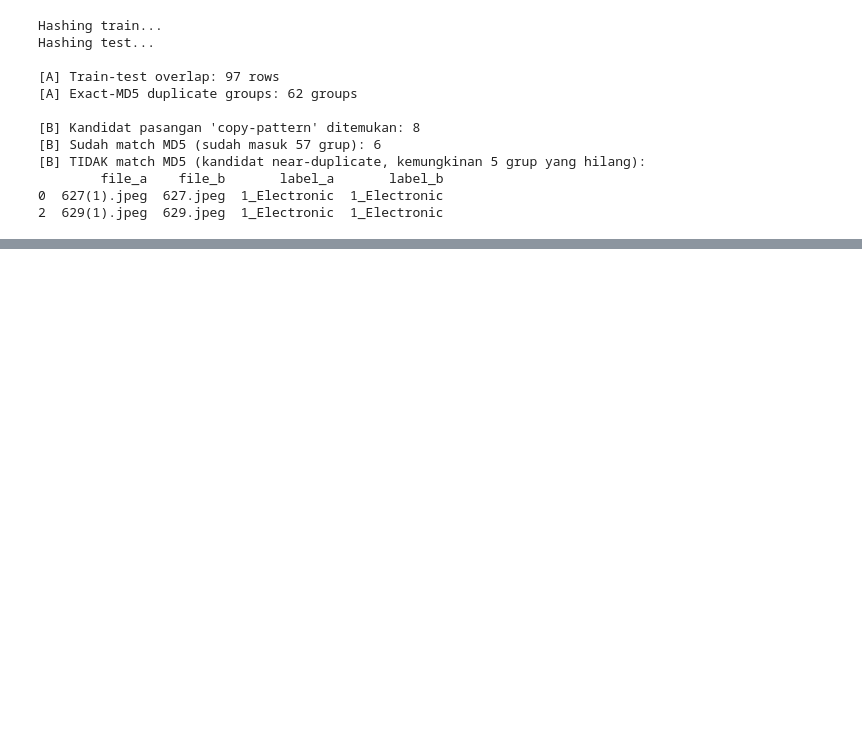
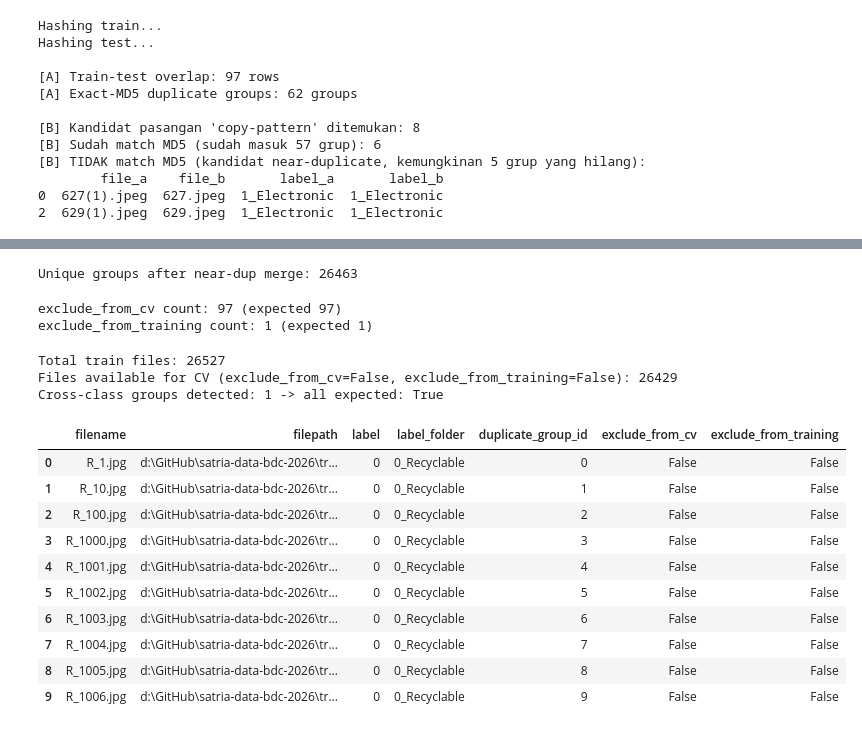
Before and after one commit to ababilkhoerulimam/multimodel-waste-classification-satriadata2026, a Jupyter notebook: satria_data_bdc.ipynb, the cells around one changed output, grey strips where cells are left out. Cells and saved outputs as stored; diff of their text form; code cells hidden in the pictures; blank space fills up the shorter version.

Commit message:
data loader

```diff
--- a/satria_data_bdc.ipynb
+++ b/satria_data_bdc.ipynb
@@ -649,0 +741,73 @@ Hashing test...
+# %%
+# Pinned constants — safe to re-run this cell independently
+NEAR_DUP_GROUP_START = 900000  # far above any realistic file-count-based ID, avoids collision
+
+near_dup_pairs = list(near_dup_df[["file_a", "file_b"]].itertuples(index=False, name=None))
+
+for i, (fa, fb) in enumerate(near_dup_pairs):
+    group_id = NEAR_DUP_GROUP_START + i
+    mask = train_master["filename"].isin([fa, fb])
+    matched = train_master.loc[mask, "filename"].tolist()
+    if len(matched) != 2:
+        print(f"WARNING: expected 2 matches for pair ({fa}, {fb}), found {matched}")
+        continue
+    train_master.loc[mask, "duplicate_group_id"] = group_id
+
+print("Unique groups after near-dup merge:", train_master["duplicate_group_id"].nunique())
+# %% [output]
+Unique groups after near-dup merge: 26463
+# %%
+overlap_filenames = set(overlap_df["train_filename"])
+
+# O_8873.jpg: confirmed mislabel (Flag 7, EDA Jeremy) — duplicate of R_799.jpg (bag/tas kain),
+# true class = Recyclable, mislabeled as Organic in source data. Excluded from training entirely.
+# Decision locked in project_state.md, section "Flag 7".
+MISLABEL_EXCLUDE = {"O_8873.jpg"}
+
+train_master["exclude_from_cv"] = train_master["filename"].isin(overlap_filenames)
+train_master["exclude_from_training"] = train_master["filename"].isin(MISLABEL_EXCLUDE)
+
+print("exclude_from_cv count:", train_master["exclude_from_cv"].sum(), "(expected 97)")
+print("exclude_from_training count:", train_master["exclude_from_training"].sum(), "(expected 1)")
+# %% [output]
+exclude_from_cv count: 97 (expected 97)
+exclude_from_training count: 1 (expected 1)
+# %%
+assert train_master["exclude_from_cv"].sum() == 97, "Overlap count mismatch!"
+assert train_master["exclude_from_training"].sum() == 1, "Mislabel exclude mismatch!"
+assert train_master["filename"].duplicated().sum() == 0, "Duplicate filenames in master list!"
+
+# No group should span multiple classes unless explicitly flagged cross-class in source data
+cross_class_check = train_master.groupby("duplicate_group_id")["label"].nunique()
+unexpected_cross = set(cross_class_check[cross_class_check > 1].index)
+
+flagged_groups = set(
+    groups_df.loc[groups_df["is_cross_class_group"] == True, "duplicate_group_id"] + offset
+)
+
+assert unexpected_cross.issubset(flagged_groups), (
+    f"Unexpected cross-class groups found: {unexpected_cross - flagged_groups}"
+)
+
+print("Total train files:", len(train_master))
+print("Files available for CV (exclude_from_cv=False, exclude_from_training=False):",
+      len(train_master[(~train_master["exclude_from_cv"]) & (~train_master["exclude_from_training"])]))
+print("Cross-class groups detected:", len(unexpected_cross | flagged_groups), "-> all expected:", unexpected_cross.issubset(flagged_groups))
+
+train_master.to_csv(data_dir / "train_master_with_groups.csv", index=False)
+train_master.head(10)
+# %% [output]
+Total train files: 26527
+Files available for CV (exclude_from_cv=False, exclude_from_training=False): 26429
+Cross-class groups detected: 1 -> all expected: True
+|  | filename | filepath | label | label_folder | duplicate_group_id | exclude_from_cv | exclude_from_training |
+| 0 | R_1.jpg | d:\GitHub\satria-data-bdc-2026\tr... | 0 | 0_Recyclable | 0 | False | False |
+| 1 | R_10.jpg | d:\GitHub\satria-data-bdc-2026\tr... | 0 | 0_Recyclable | 1 | False | False |
+| 2 | R_100.jpg | d:\GitHub\satria-data-bdc-2026\tr... | 0 | 0_Recyclable | 2 | False | False |
+| 3 | R_1000.jpg | d:\GitHub\satria-data-bdc-2026\tr... | 0 | 0_Recyclable | 3 | False | False |
+| 4 | R_1001.jpg | d:\GitHub\satria-data-bdc-2026\tr... | 0 | 0_Recyclable | 4 | False | False |
+| 5 | R_1002.jpg | d:\GitHub\satria-data-bdc-2026\tr... | 0 | 0_Recyclable | 5 | False | False |
+| 6 | R_1003.jpg | d:\GitHub\satria-data-bdc-2026\tr... | 0 | 0_Recyclable | 6 | False | False |
+| 7 | R_1004.jpg | d:\GitHub\satria-data-bdc-2026\tr... | 0 | 0_Recyclable | 7 | False | False |
+| 8 | R_1005.jpg | d:\GitHub\satria-data-bdc-2026\tr... | 0 | 0_Recyclable | 8 | False | False |
+| 9 | R_1006.jpg | d:\GitHub\satria-data-bdc-2026\tr... | 0 | 0_Recyclable | 9 | False | False |
```
Also changed, not shown: parts of 7 cells of this notebook, 1 other file.
